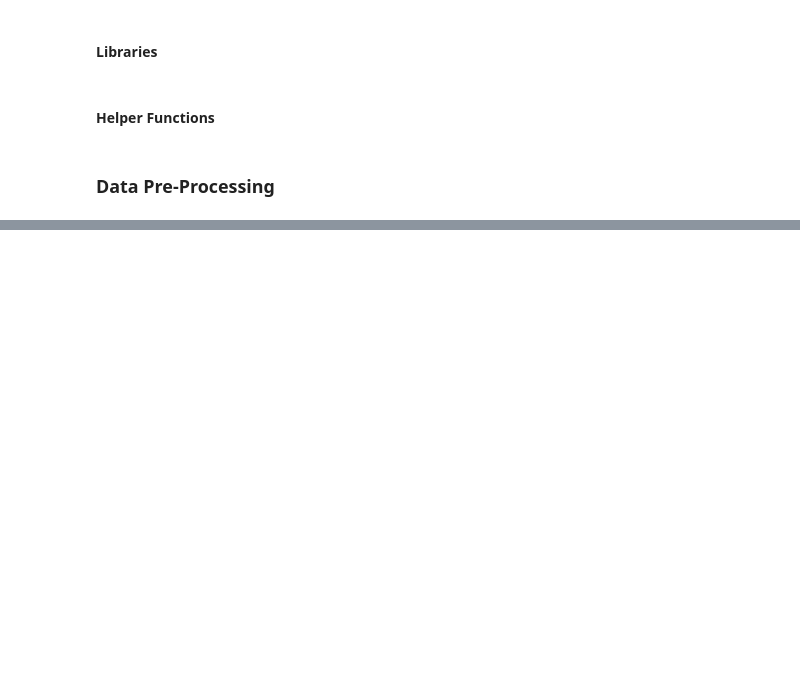
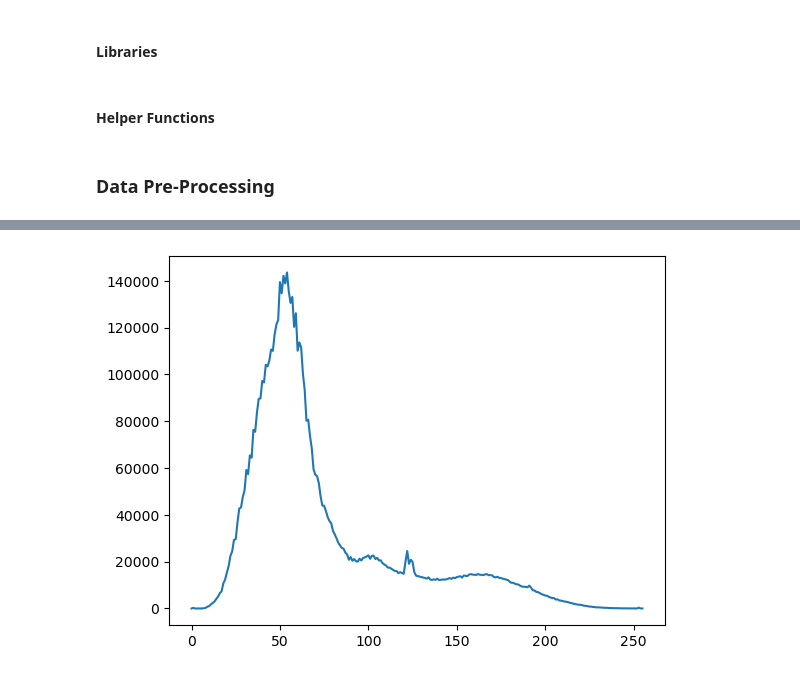
Before and after one commit to andresespinalh/Bone-Age-Assessment-HDA, a Jupyter notebook: bone-age-assessment-analysis.ipynb, the cells around one changed output, grey strips where cells are left out. Saved outputs shown, nothing was run; the diff lists cells and outputs as text; code cells hidden in the pictures; blank space fills up the shorter version.

```diff
--- a/bone-age-assessment-analysis.ipynb
+++ b/bone-age-assessment-analysis.ipynb
@@ -95,0 +136,6 @@ display_img_comp(img_comp['img_src'], img_comp['img_p'])
+# %%
+hist = cv.calcHist([img_comp['img_p']],[0],None,[256],[0,256])
+plt.plot(hist)
+plt.show()
+# %% [output]
+[figure, added]
```
Also changed, not shown: parts of 9 cells of this notebook.
